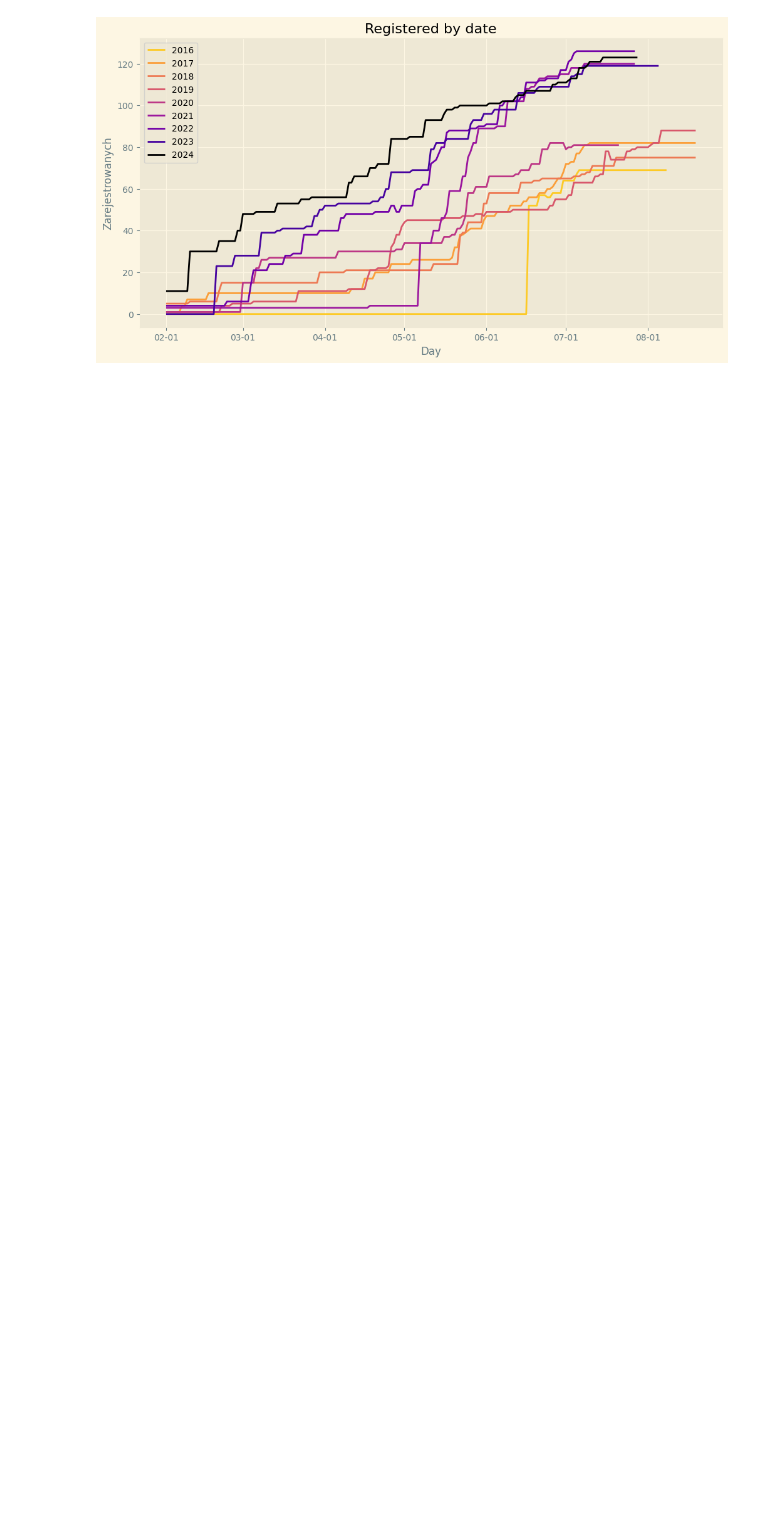
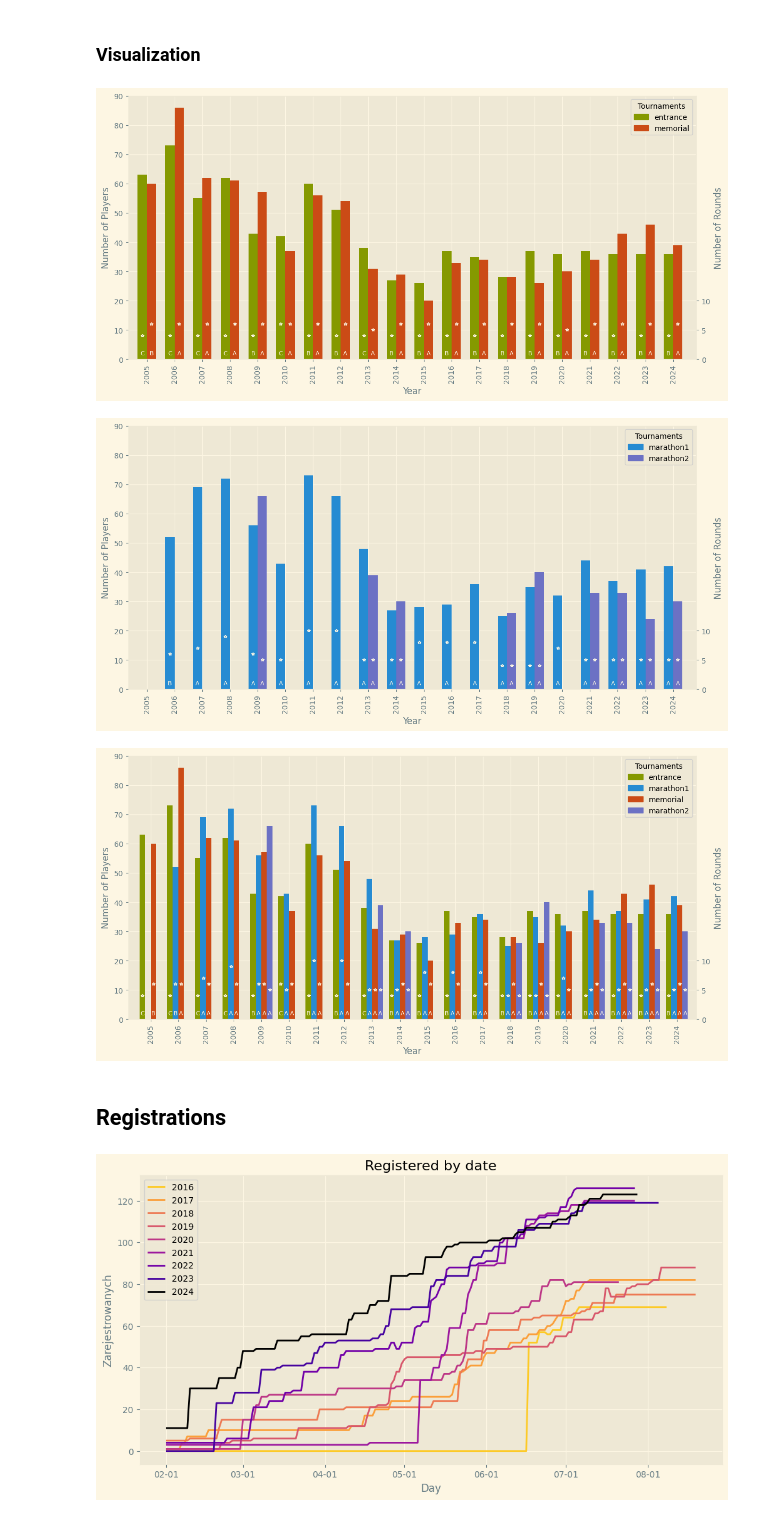
Before and after one commit to tasuki/lsg-analyze, a Jupyter notebook: notebooks/Insights.ipynb, the cells around one changed output. Drawn from its saved outputs; the diff is of its cells as text; code cells hidden in the pictures; blank space fills up the shorter version.

Commit message:
Better graphs

```diff
--- a/notebooks/Insights.ipynb
+++ b/notebooks/Insights.ipynb
@@ -37,0 +11,4 @@ plt.show()
+# %%
+df = pd.read_json('tournament_data.json')
+df.columns = ["code", "date", "desc", "city", "country", "class", "rounds", "players", "submitter"]
+df = df.iloc[::-1]
@@ -37,0 +53,12 @@ plt.show()
+# %%
+df_filtered = df[df['type'] != 'other'].copy()
+df_filtered['type'] = df_filtered.groupby(['year', 'type']).cumcount().add(1).astype(str).where(df_filtered['type'] == 'marathon', '').radd(df_filtered['type'])
+
+pivot_df = df_filtered.pivot_table(index='year', columns='type', values=['players', 'rounds', 'class'], aggfunc='first')
+
+# Reorder the columns
+column_order = ['entrance', 'marathon1', 'memorial', 'marathon2']
+pivot_df = pivot_df.reorder_levels([1, 0], axis=1).sort_index(axis=1)
+pivot_df = pivot_df.reindex(columns=column_order, level=0, fill_value=0)
+
+pivot_df
@@ -38,3 +85,48 @@ plt.show()
+# %% [markdown]
+### Visualization
+# %%
+def plot_tournaments(colors, tournaments):
+    fig, ax1 = plt.subplots(figsize=(12, 6))
+    ax2 = ax1.twinx()
+
+    width = 1 / (len(tournaments) + 1)
+    for i, year in enumerate(pivot_df.index):
+        for j, tour in enumerate(tournaments):
+            t = pivot_df[tour].iloc[i]
+            if not pd.isna(t['players']):
+                ax1.bar(i + j * width, t['players'], width=width, color=colors[j])
+                ax2.plot(i + j * width, t['rounds'], '*', markerfacecolor=colors[j], markeredgecolor='#fdf6e3', markersize=4)
+                ax2.text(i + j * width, 1, t['class'], ha='center', va='center', fontsize=8, color='#fdf6e3')
+
+    ax1.set_xlim(-0.5, len(pivot_df.index))
+    ax1.set_xticks([i + width*(len(tournaments)/2 - 0.5) for i in range(len(pivot_df.index))])
+    ax1.set_xticklabels(pivot_df.index, rotation=90)
+
+    ax1.set_xlabel('Year')
+    ax1.set_ylabel('Number of Players')
+    ax1.set_ylim(0, 90)
+    ax1.set_yticks(range(0, 100, 10))
+
+    ax2.set_ylabel('Number of Rounds')
+    ax2.set_ylim(0, 45)
+    ax2.set_yticks([0, 5, 10])
+    ax2.grid(False)
+
+    handles = [patches.Patch(color=color, label=label) for color, label in zip(colors, tournaments)]
+    ax1.legend(handles=handles, title='Tournaments')
+
+    plt.tight_layout()
+    plt.show()
+
+plot_tournaments(['#859900', '#cb4b16'], ['entrance', 'memorial'])
+plot_tournaments(['#268bd2', '#6c71c4'], ['marathon1', 'marathon2'])
+plot_tournaments(['#859900', '#268bd2', '#cb4b16', '#6c71c4'], ['entrance', 'marathon1', 'memorial', 'marathon2'])
+# %% [output]
+[figure, added]
+[figure, added]
+[figure, added]
+# %% [markdown]
+## Registrations
 # %%
 with open('zarejestrowani.json', 'r') as f:
     zarejestrowani = json.load(f)
```
Also changed, not shown: parts of 8 cells of this notebook, 1 other file.
